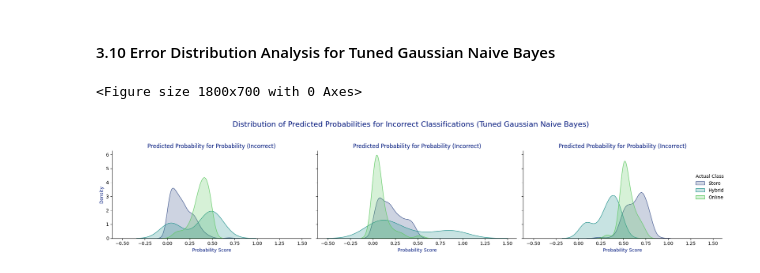
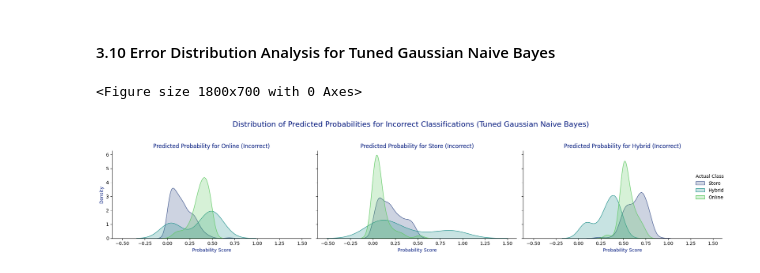
Before and after one commit to eimoehtet/shopping-preferences-prediction, a Jupyter notebook: shopping behavior prediction model using GaussianNB.ipynb, the cells around one changed output. Cells and saved outputs as stored; diff of their text form; code cells hidden in the pictures.

Commit message:
fix the titles for the error distribution graphs

```diff
--- a/shopping behavior prediction model using GaussianNB.ipynb
+++ b/shopping behavior prediction model using GaussianNB.ipynb
@@ -475,6 +473,8 @@ Macro-average ROC AUC: 0.95
 # %% [markdown]
 #### 3.10 Error Distribution Analysis for Tuned Gaussian Naive Bayes
 # %%
+
+
 # Create a DataFrame for detailed analysis of predicted probabilities
 # The probabilities (y_score_tuned_gnb) correspond to the order of classes in best_gnb_model.classes_
 # Assuming 0: Online, 1: Store, 2: Hybrid
@@ -493,36 +493,39 @@ prob_melted = prob_df.melt(id_vars=['Actual_Class', 'Predicted_Class', 'Correct_
 
 # Filter for incorrect predictions to specifically analyze errors
 incorrect_predictions = prob_df[prob_df['Correct_Prediction'] == False]
 
 if not incorrect_predictions.empty:
     plt.figure(figsize=(18, 7))
 
     # Melt the DataFrame of incorrect predictions for plotting
     incorrect_melted = incorrect_predictions.melt(id_vars=['Actual_Class', 'Predicted_Class', 'Correct_Prediction'],
                                                   var_name='Predicted_Probability_For_Class',
                                                   value_name='Probability_Score')
 
     # Plot distributions of predicted probabilities for incorrect classifications
     g = sns.FacetGrid(incorrect_melted, col='Predicted_Probability_For_Class', hue='Actual_Class', col_wrap=3, height=4, aspect=1.5, palette='viridis')
     g.map(sns.kdeplot, 'Probability_Score', fill=True, common_norm=False)
     g.add_legend(title="Actual Class")
 
     # Customize titles and labels
     for i, ax in enumerate(g.axes.flat):
-        # Extract the predicted class from the column title (e.g., 'Prob_Online' -> 'Online')
-        predicted_prob_name = ax.get_title().split('_')[1] # Get 'Online', 'Store', 'Hybrid'
+        # Extract the predicted class from the column title (e.g., 'Predicted_Probability_For_Class = Prob_Online' -> 'Online')
+        # The title format from FacetGrid is 'col_name = value'
+        full_title = ax.get_title()
+        # Extract the part after ' = ' and then after 'Prob_'
+        predicted_prob_name = full_title.split(' = ')[1].split('Prob_')[1]
         ax.set_title(f'Predicted Probability for {predicted_prob_name} (Incorrect)', color='#00187d')
         ax.set_xlabel('Probability Score', color='#00187d')
         ax.set_ylabel('Density', color='#00187d')
 
     plt.suptitle('Distribution of Predicted Probabilities for Incorrect Classifications (Tuned Gaussian Naive Bayes)', y=1.02, color='#00187d', fontsize=16)
     plt.tight_layout(rect=[0, 0, 1, 0.98])
     plt.show()
 else:
     print("No incorrect predictions to analyze error distribution.")
 # %% [output]
 <Figure size 1800x700 with 0 Axes>
-[figure, old version]
+[figure, new version]
 # %%
 # Define the numerical and categorical columns from the original dataframe
 # These are used to guide the Gradio inputs and the preprocessing steps.
```
Also changed, not shown: parts of 2 cells of this notebook.
